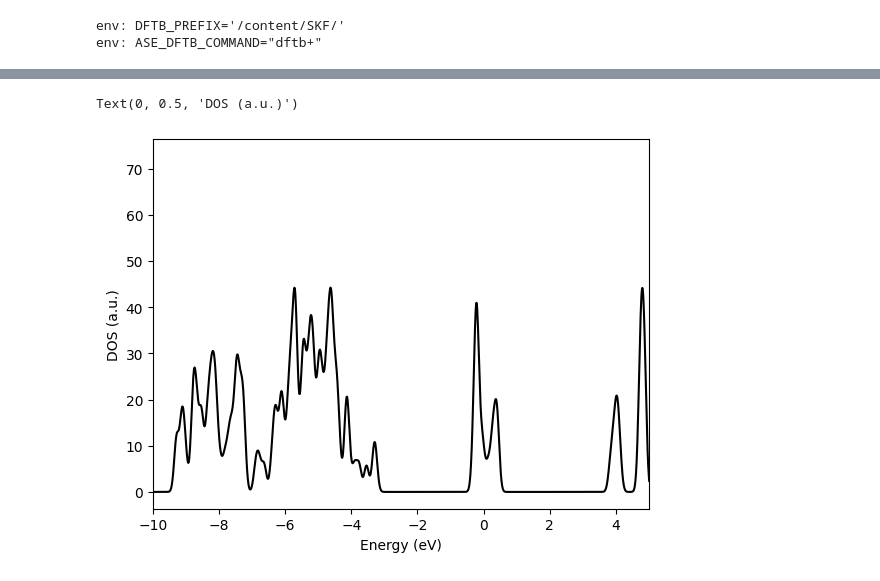
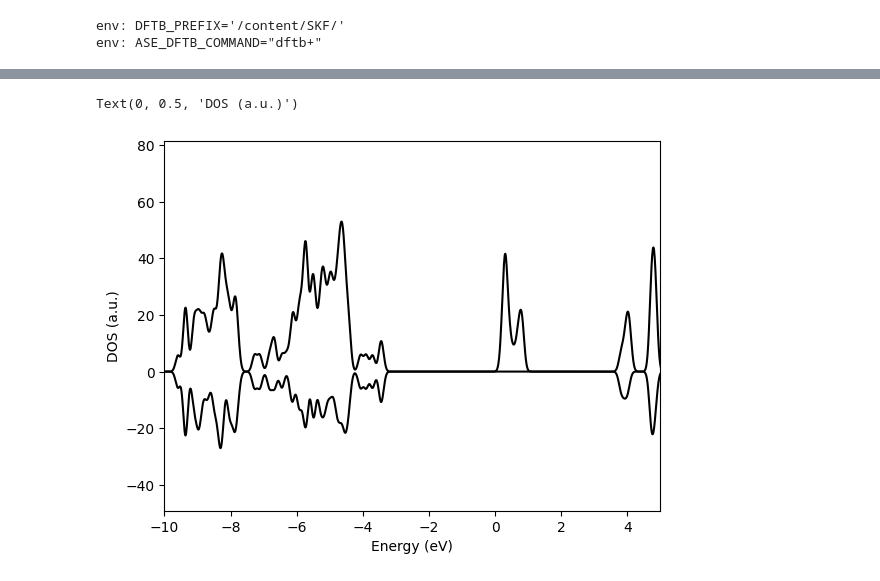
Before and after one commit to drdamia/DFTB-, a Jupyter notebook: sk_gen.ipynb, the cells around one changed output, grey strips where cells are left out. Saved outputs shown, nothing was run; the diff lists cells and outputs as text; code cells hidden in the pictures.

```diff
--- a/sk_gen.ipynb
+++ b/sk_gen.ipynb
@@ -499,13 +499,15 @@ Fermi level:                        -0.0802242962 H           -2.1830 eV
 # %%
 
 import numpy as np
 import matplotlib.pyplot as plt
 
 dos_tot=np.loadtxt("dos.dat")
 plt.plot(dos_tot[:,0],dos_tot[:,1],color="black")
+plt.plot(dos_tot[:,0],-dos_tot[:,2],color="black")
+
 plt.xlim(-10,5)
 plt.xlabel("Energy (eV)")
 plt.ylabel("DOS (a.u.)")
 # %% [output]
 Text(0, 0.5, 'DOS (a.u.)')
-[figure, old version]
+[figure, new version]
```
Also changed, not shown: parts of 2 cells of this notebook.
